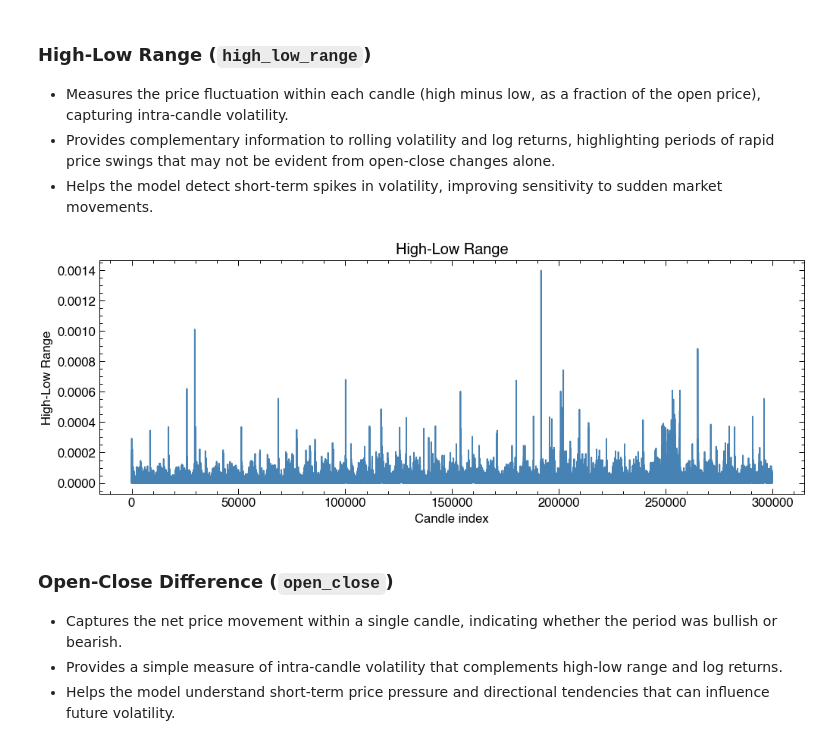
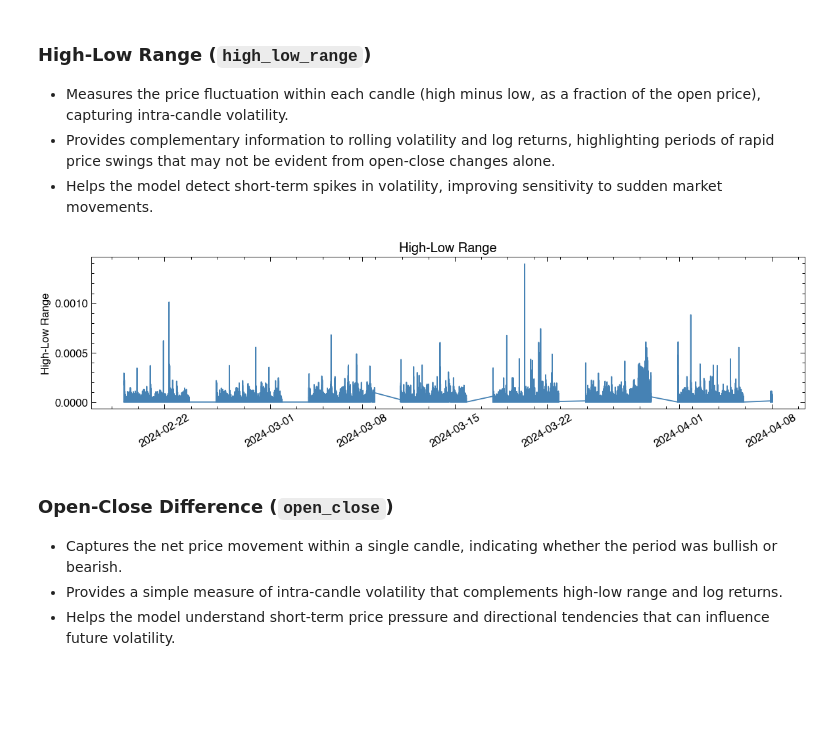
Before and after one commit to dominicjtaylor/fx-volatility-forecasting, a Jupyter notebook: notebooks/volatility_forecasting.ipynb, the cells around one changed output. Cells and saved outputs as stored; diff of their text form; code cells hidden in the pictures; blank space fills up the shorter version.

```diff
--- a/notebooks/volatility_forecasting.ipynb
+++ b/notebooks/volatility_forecasting.ipynb
@@ -84,16 +85,16 @@ forecast_horizon = hmins*60
 # %%
 df = features.compute_high_low_range(df)
 
-x = df.index
+x = df['timestamp'].values
 y = df['high_low_range']
-plt.figure(figsize=(12,4))
-plt.plot(x,y,c='steelblue')
-plt.xlabel('Candle index')
+plt.figure(figsize=(14,3))
+plt.plot(x, y, color='steelblue')
 plt.ylabel('High-Low Range')
 plt.title('High-Low Range')
+plt.xticks(rotation=30)
 plt.show()
 # %% [output]
-[figure, old version]
+[figure, new version]
 # %% [markdown]
 ### Open-Close Difference (`open_close`)
 - Captures the net price movement within a single candle, indicating whether the period was bullish or bearish.
```
Also changed, not shown: parts of 27 cells of this notebook, 2 other files.
